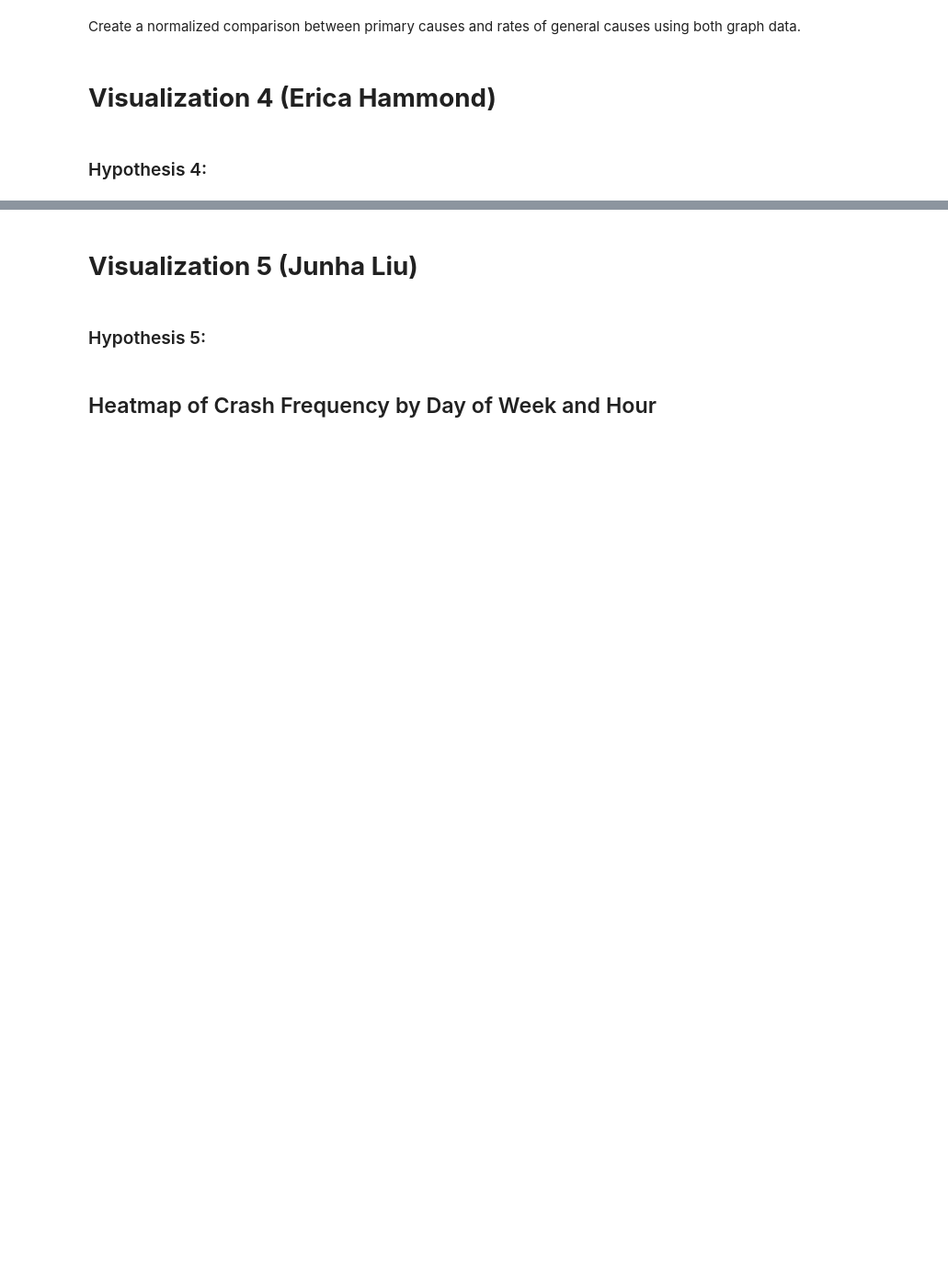
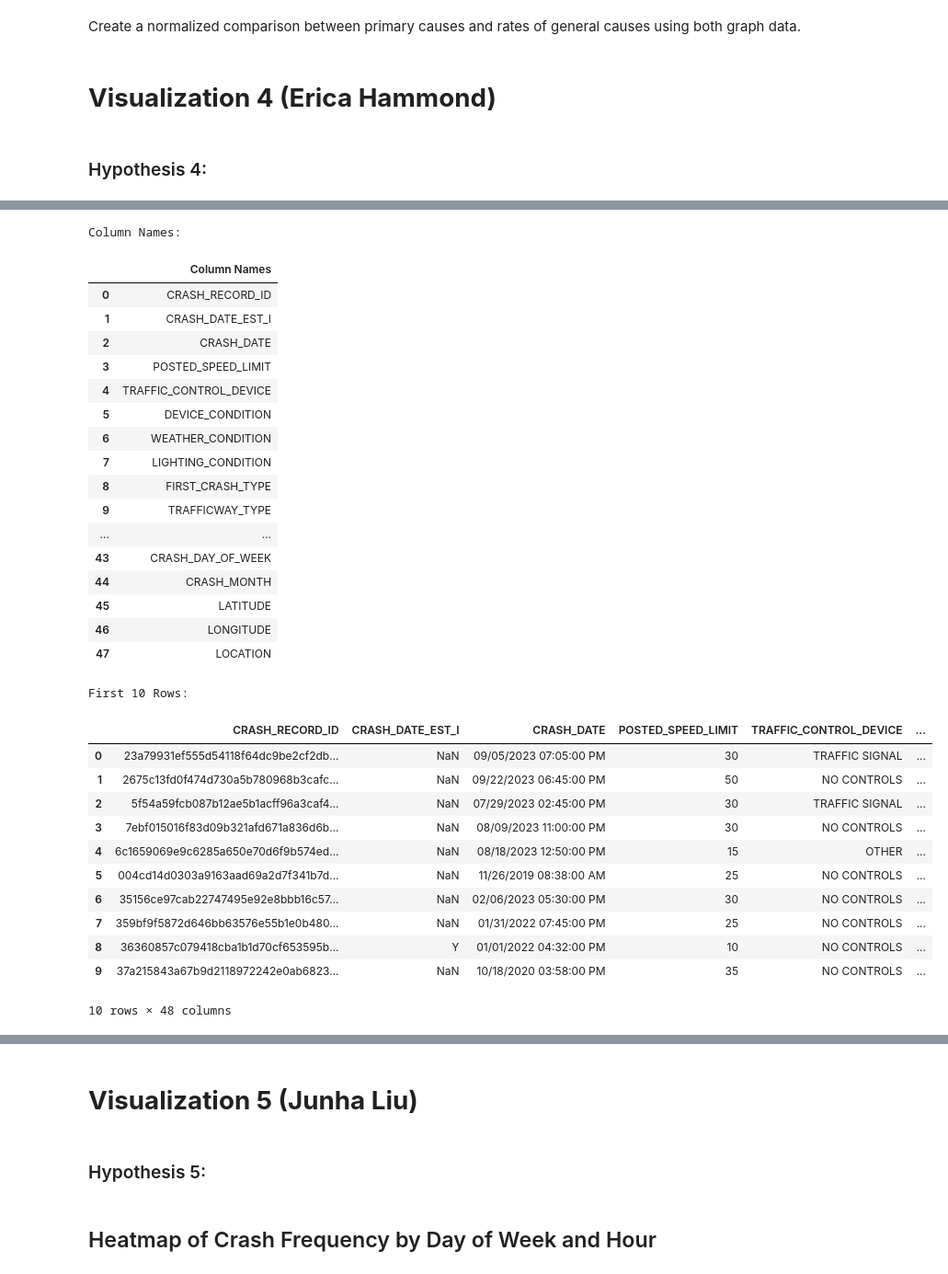
Before and after one commit to jweis4/CS-418-Traffic-Accidents-Analysis-Project, a Jupyter notebook: src/CS-418-Group-16.ipynb, the cells around one changed output, grey strips where cells are left out. Shown at 92% size. Saved outputs shown, nothing was run; the diff lists cells and outputs as text; code cells hidden in the pictures; blank space fills up the shorter version.

```diff
--- a/src/CS-418-Group-16.ipynb
+++ b/src/CS-418-Group-16.ipynb
@@ -490,0 +532,41 @@ Create a normalized comparison between primary causes and rates of general cause
+# %%
+# print first 10 rows of Crashes
+crashes_df = pd.read_csv('Traffic_Crashes_-_Crashes_20240331.csv', low_memory=False)
+column_names_df = pd.DataFrame(crashes_df.columns, columns=['Column Names'])
+print("Column Names:")
+display(column_names_df)
+
+print("\nFirst 10 Rows:")
+display(crashes_df.head(10))
+# %% [output]
+Column Names:
+|  | Column Names |
+| 0 | CRASH_RECORD_ID |
+| 1 | CRASH_DATE_EST_I |
+| 2 | CRASH_DATE |
+| 3 | POSTED_SPEED_LIMIT |
+| 4 | TRAFFIC_CONTROL_DEVICE |
+| 5 | DEVICE_CONDITION |
+| 6 | WEATHER_CONDITION |
+| 7 | LIGHTING_CONDITION |
+| 8 | FIRST_CRASH_TYPE |
+| 9 | TRAFFICWAY_TYPE |
+| ... | ... |
+| 43 | CRASH_DAY_OF_WEEK |
+| 44 | CRASH_MONTH |
+| 45 | LATITUDE |
+| 46 | LONGITUDE |
+| 47 | LOCATION |
+First 10 Rows:
+|  | CRASH_RECORD_ID | CRASH_DATE_EST_I | CRASH_DATE | POSTED_SPEED_LIMIT | TRAFFIC_CONTROL_DEVICE | ... |
+| 0 | 23a79931ef555d54118f64dc9be2cf2db... | NaN | 09/05/2023 07:05:00 PM | 30 | TRAFFIC SIGNAL | ... |
+| 1 | 2675c13fd0f474d730a5b780968b3cafc... | NaN | 09/22/2023 06:45:00 PM | 50 | NO CONTROLS | ... |
+| 2 | 5f54a59fcb087b12ae5b1acff96a3caf4... | NaN | 07/29/2023 02:45:00 PM | 30 | TRAFFIC SIGNAL | ... |
+| 3 | 7ebf015016f83d09b321afd671a836d6b... | NaN | 08/09/2023 11:00:00 PM | 30 | NO CONTROLS | ... |
+| 4 | 6c1659069e9c6285a650e70d6f9b574ed... | NaN | 08/18/2023 12:50:00 PM | 15 | OTHER | ... |
+| 5 | 004cd14d0303a9163aad69a2d7f341b7d... | NaN | 11/26/2019 08:38:00 AM | 25 | NO CONTROLS | ... |
+| 6 | 35156ce97cab22747495e92e8bbb16c57... | NaN | 02/06/2023 05:30:00 PM | 30 | NO CONTROLS | ... |
+| 7 | 359bf9f5872d646bb63576e55b1e0b480... | NaN | 01/31/2022 07:45:00 PM | 25 | NO CONTROLS | ... |
+| 8 | 36360857c079418cba1b1d70cf653595b... | Y | 01/01/2022 04:32:00 PM | 10 | NO CONTROLS | ... |
+| 9 | 37a215843a67b9d2118972242e0ab6823... | NaN | 10/18/2020 03:58:00 PM | 35 | NO CONTROLS | ... |
+10 rows × 48 columns
```
Also changed, not shown: parts of 9 cells of this notebook.
